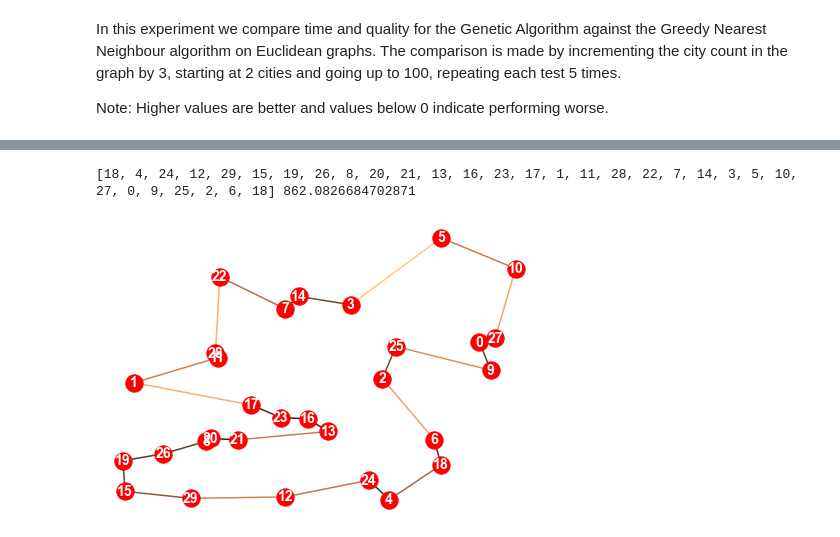
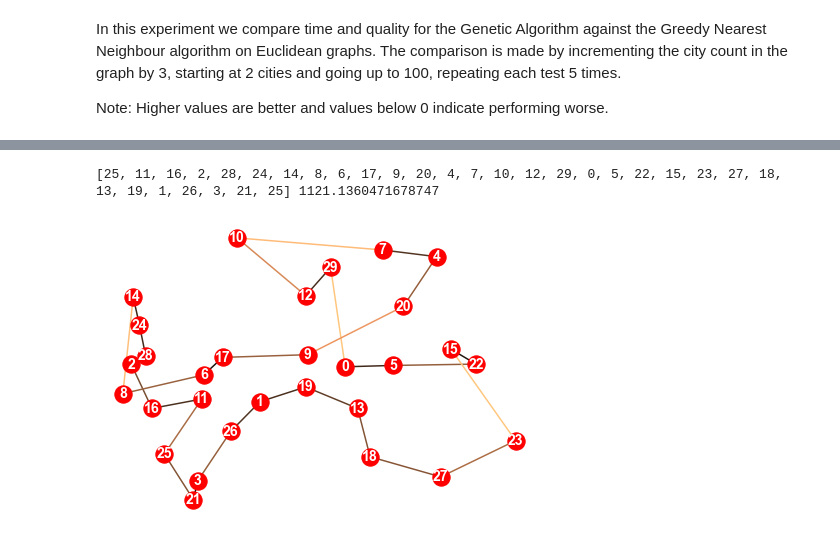
Before and after one commit to danielj0nes/metaheuristics, a Jupyter notebook: Template.ipynb, the cells around one changed output, grey strips where cells are left out. Cells and saved outputs as stored; diff of their text form; code cells hidden in the pictures.

```diff
--- a/Template.ipynb
+++ b/Template.ipynb
@@ -869,8 +847,8 @@ Final cost: 931.5516932816709
 # %%
-ga = GA(P=150, verbose=False)
-path, weight = ga.ga_solve(G, timeout=False)
+ga = GA(P=100, verbose=False)
+path, weight = ga.ga_solve(G)
 print(path, weight)
 draw(G, path)
 # %% [output]
-[18, 4, 24, 12, 29, 15, 19, 26, 8, 20, 21, 13, 16, 23, 17, 1, 11, 28, 22, 7, 14, 3, 5, 10, 27, 0, 9, 25, 2, 6, 18] 862.0826684702871
+[25, 11, 16, 2, 28, 24, 14, 8, 6, 17, 9, 20, 4, 7, 10, 12, 29, 0, 5, 22, 15, 23, 27, 18, 13, 19, 1, 26, 3, 21, 25] 1121.1360471678747
-[figure, old version]
+[figure, new version]
```
Also changed, not shown: parts of 14 cells of this notebook.
